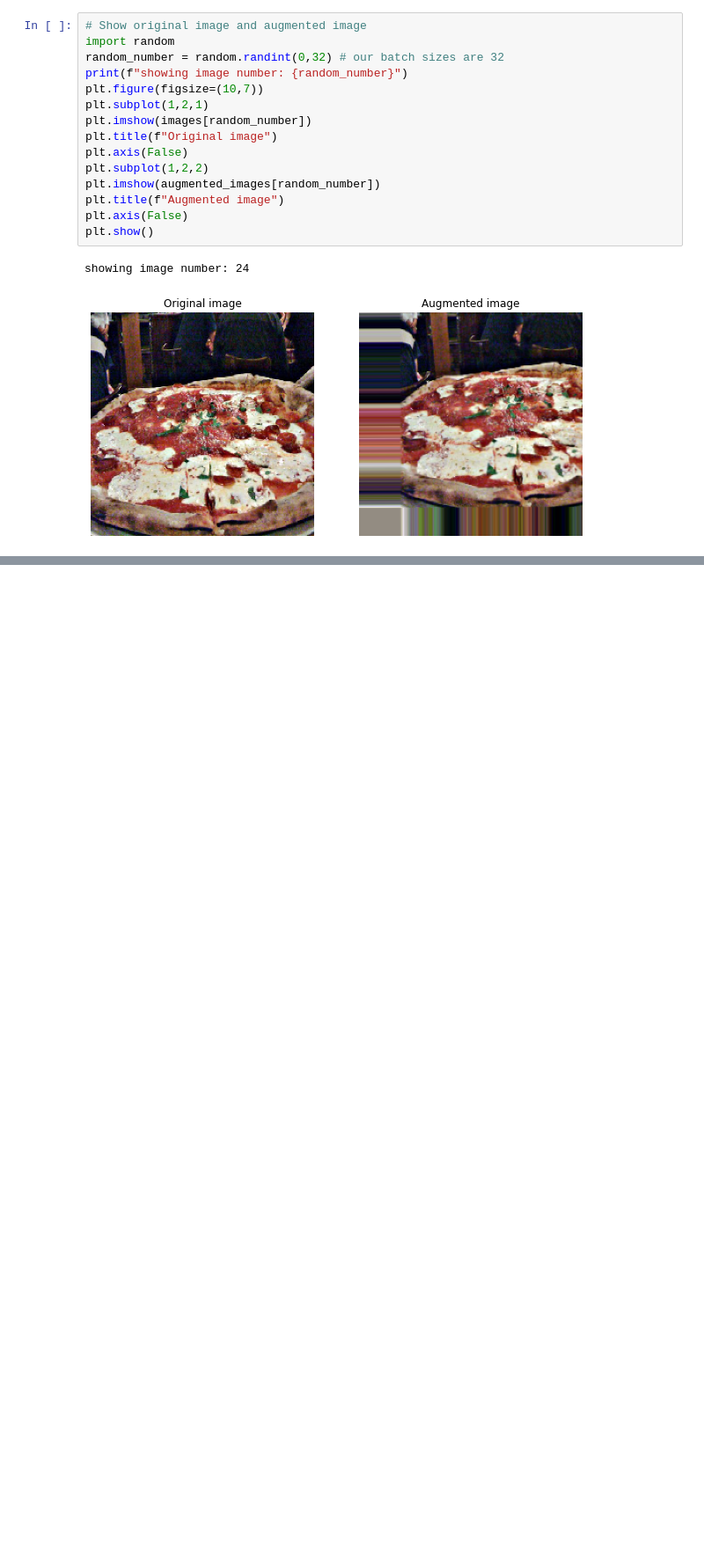
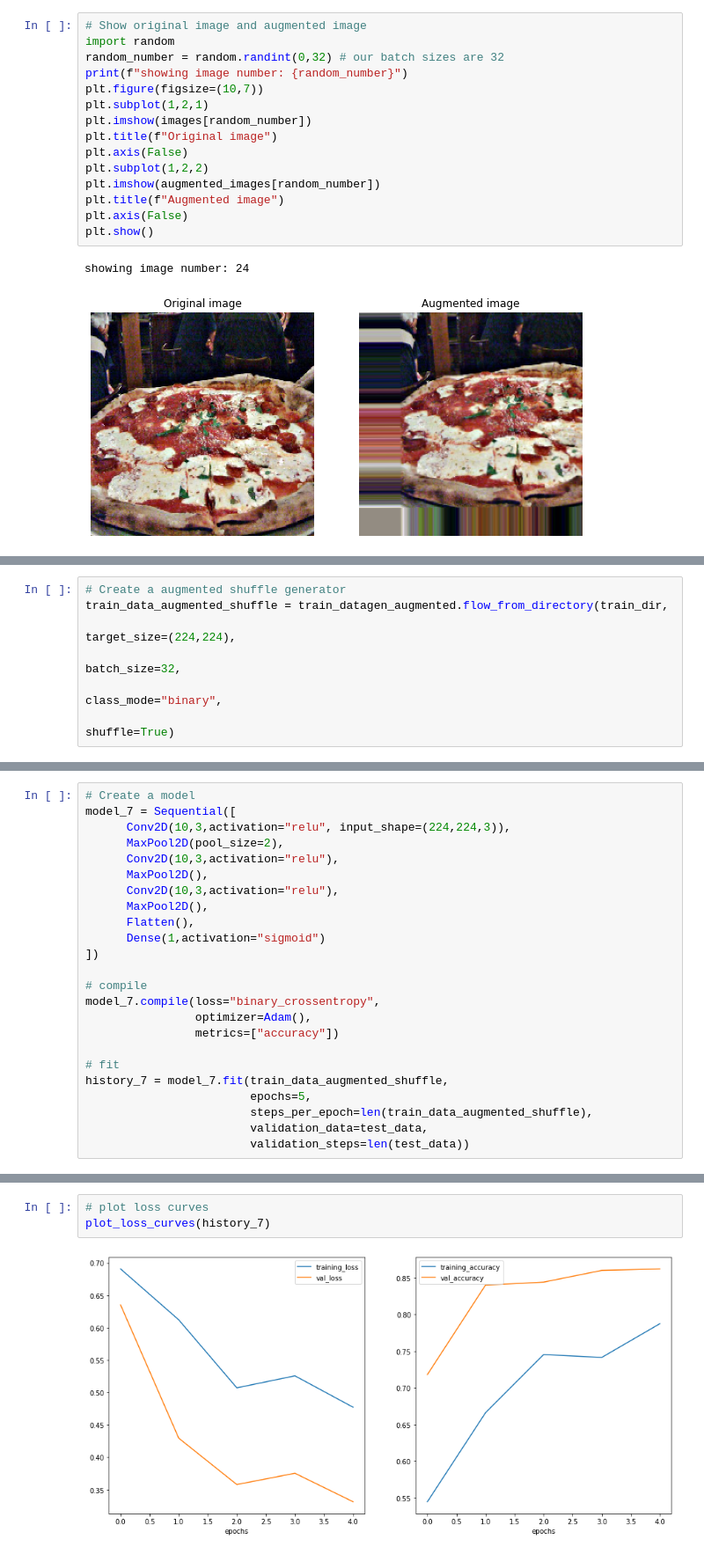
Before and after one commit to danchaud-vincent/tensorflow-deep-learning, a Jupyter notebook: 03_convolutional_neural_networks_in_tensorflow.ipynb, the cells around one changed output, grey strips where cells are left out. Shown at 88% size. Saved outputs shown, nothing was run; the diff lists cells and outputs as text; blank space fills up the shorter version.

```diff
--- a/03_convolutional_neural_networks_in_tensorflow.ipynb
+++ b/03_convolutional_neural_networks_in_tensorflow.ipynb
@@ -1013,0 +1074,7 @@ showing image number: 24
+# %%
+# Create a augmented shuffle generator
+train_data_augmented_shuffle = train_datagen_augmented.flow_from_directory(train_dir,
+                                                                           target_size=(224,224),
+                                                                           batch_size=32,
+                                                                           class_mode="binary",
+                                                                           shuffle=True)
@@ -1013,0 +1083,24 @@ showing image number: 24
+# %%
+# Create a model
+model_7 = Sequential([
+      Conv2D(10,3,activation="relu", input_shape=(224,224,3)),
+      MaxPool2D(pool_size=2),
+      Conv2D(10,3,activation="relu"),
+      MaxPool2D(),
+      Conv2D(10,3,activation="relu"),
+      MaxPool2D(),
+      Flatten(),
+      Dense(1,activation="sigmoid")
+])
+
+# compile
+model_7.compile(loss="binary_crossentropy",
+                optimizer=Adam(),
+                metrics=["accuracy"])
+
+# fit
+history_7 = model_7.fit(train_data_augmented_shuffle,
+                        epochs=5,
+                        steps_per_epoch=len(train_data_augmented_shuffle),
+                        validation_data=test_data,
+                        validation_steps=len(test_data))
@@ -1013,0 +1118,5 @@ showing image number: 24
+# %%
+# plot loss curves
+plot_loss_curves(history_7)
+# %% [output]
+[figure, added]
```
Also changed, not shown: parts of 7 cells of this notebook.
